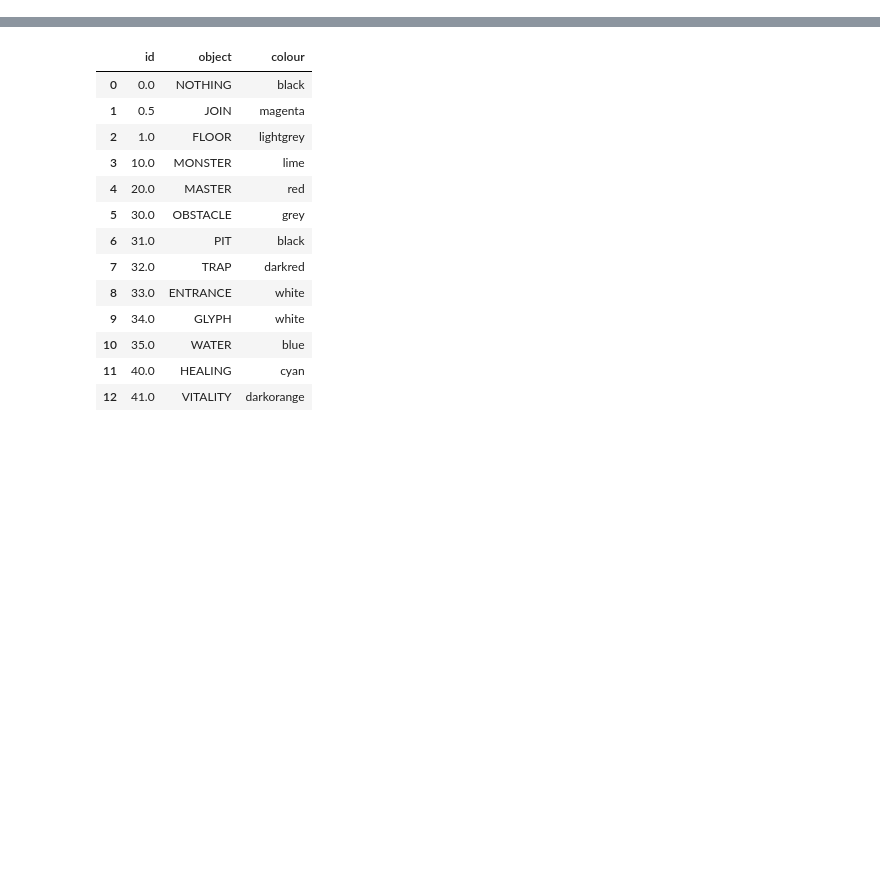
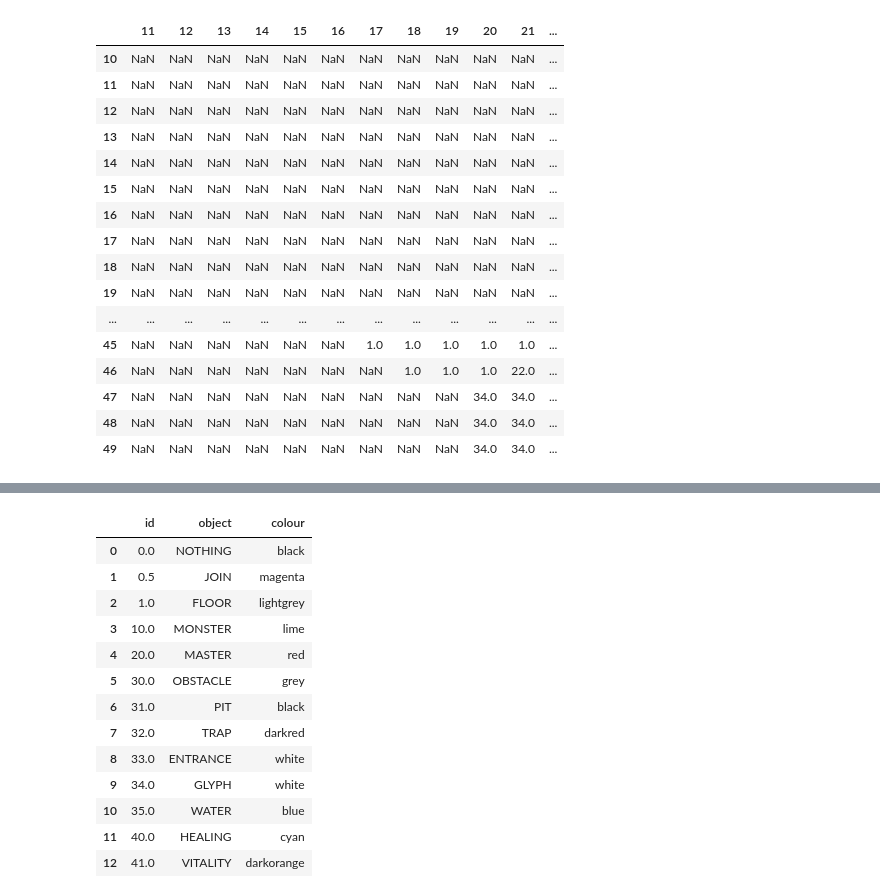
Before and after one commit to KevinCarr42/Descent_AI, a Jupyter notebook: game_testing.ipynb, the cells around one changed output, grey strips where cells are left out. Cells and saved outputs as stored; diff of their text form; code cells hidden in the pictures; blank space fills up the shorter version.

```diff
--- a/game_testing.ipynb
+++ b/game_testing.ipynb
@@ -124,0 +126,21 @@ label_map = d.label_map
+# %%
+show_up_to_area_n = 1
+combined_map[area_map<=1]
+# %% [output]
+|  | 11 | 12 | 13 | 14 | 15 | 16 | 17 | 18 | 19 | 20 | 21 | ... |
+| 10 | NaN | NaN | NaN | NaN | NaN | NaN | NaN | NaN | NaN | NaN | NaN | ... |
+| 11 | NaN | NaN | NaN | NaN | NaN | NaN | NaN | NaN | NaN | NaN | NaN | ... |
+| 12 | NaN | NaN | NaN | NaN | NaN | NaN | NaN | NaN | NaN | NaN | NaN | ... |
+| 13 | NaN | NaN | NaN | NaN | NaN | NaN | NaN | NaN | NaN | NaN | NaN | ... |
+| 14 | NaN | NaN | NaN | NaN | NaN | NaN | NaN | NaN | NaN | NaN | NaN | ... |
+| 15 | NaN | NaN | NaN | NaN | NaN | NaN | NaN | NaN | NaN | NaN | NaN | ... |
+| 16 | NaN | NaN | NaN | NaN | NaN | NaN | NaN | NaN | NaN | NaN | NaN | ... |
+| 17 | NaN | NaN | NaN | NaN | NaN | NaN | NaN | NaN | NaN | NaN | NaN | ... |
+| 18 | NaN | NaN | NaN | NaN | NaN | NaN | NaN | NaN | NaN | NaN | NaN | ... |
+| 19 | NaN | NaN | NaN | NaN | NaN | NaN | NaN | NaN | NaN | NaN | NaN | ... |
+| ... | ... | ... | ... | ... | ... | ... | ... | ... | ... | ... | ... | ... |
+| 45 | NaN | NaN | NaN | NaN | NaN | NaN | 1.0 | 1.0 | 1.0 | 1.0 | 1.0 | ... |
+| 46 | NaN | NaN | NaN | NaN | NaN | NaN | NaN | 1.0 | 1.0 | 1.0 | 22.0 | ... |
+| 47 | NaN | NaN | NaN | NaN | NaN | NaN | NaN | NaN | NaN | 34.0 | 34.0 | ... |
+| 48 | NaN | NaN | NaN | NaN | NaN | NaN | NaN | NaN | NaN | 34.0 | 34.0 | ... |
+| 49 | NaN | NaN | NaN | NaN | NaN | NaN | NaN | NaN | NaN | 34.0 | 34.0 | ... |
```
Also changed, not shown: parts of 13 cells of this notebook.
